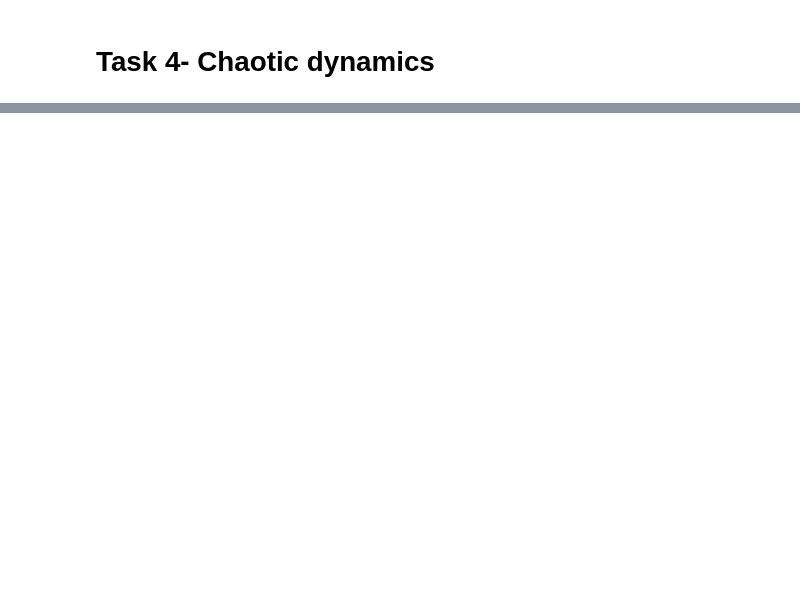
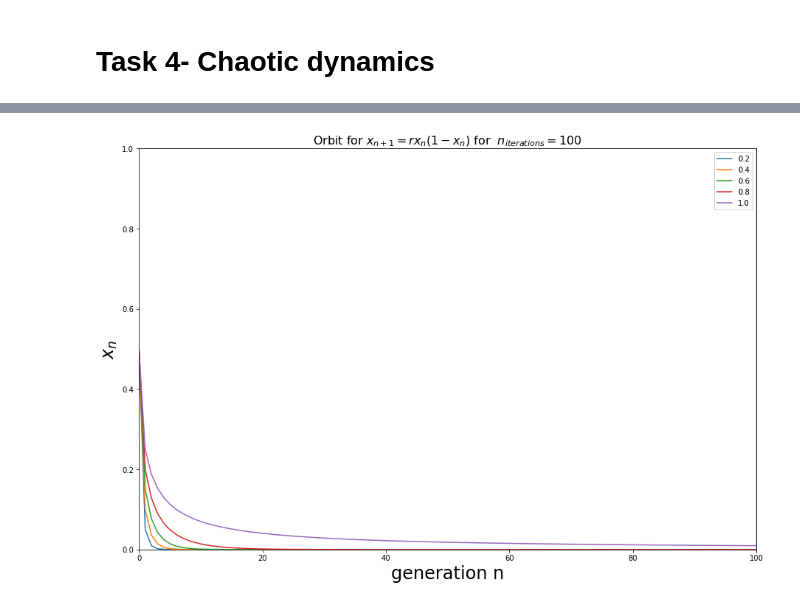
Before and after one commit to sonmikrafft-uni-MLCMS/ex3, a Jupyter notebook: task_4.ipynb, the cells around one changed output, grey strips where cells are left out. Cells and saved outputs as stored; diff of their text form; code cells hidden in the pictures; blank space fills up the shorter version.

```diff
--- a/task_4.ipynb
+++ b/task_4.ipynb
@@ -16,0 +12,12 @@ plot_logistic_map_orbit(T, r_values, orbit_r1,orbit_r2)
+# %%
+# plot orbits in dependence of the growth parameter r
+
+orbit_r1, T, r1 = calc_logistic_map_orbit(0.2,100)
+orbit_r2, T, r2 = calc_logistic_map_orbit(0.4,100)
+orbit_r3, T, r3 = calc_logistic_map_orbit(0.6,100)
+orbit_r4, T, r4 = calc_logistic_map_orbit(0.8,100)
+orbit_r5, T, r5 = calc_logistic_map_orbit(1.0,100)
+r_values = [r1,r2,r3,r4,r5]
+plot_logistic_map_orbit(T, r_values, orbit_r1,orbit_r2, orbit_r3,orbit_r4, orbit_r5)
+# %% [output]
+[figure, added]
```
Also changed, not shown: parts of 25 cells of this notebook, 2 other files.
